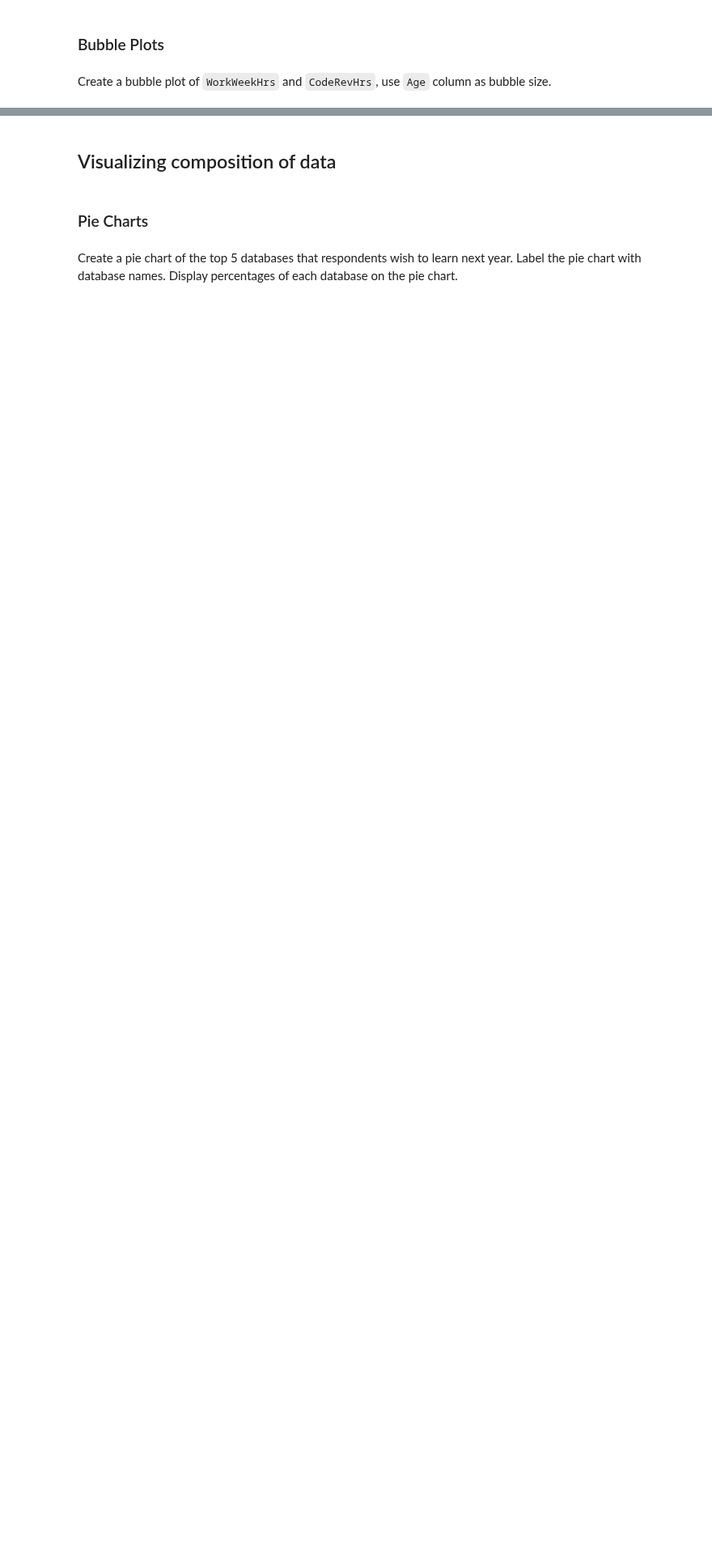
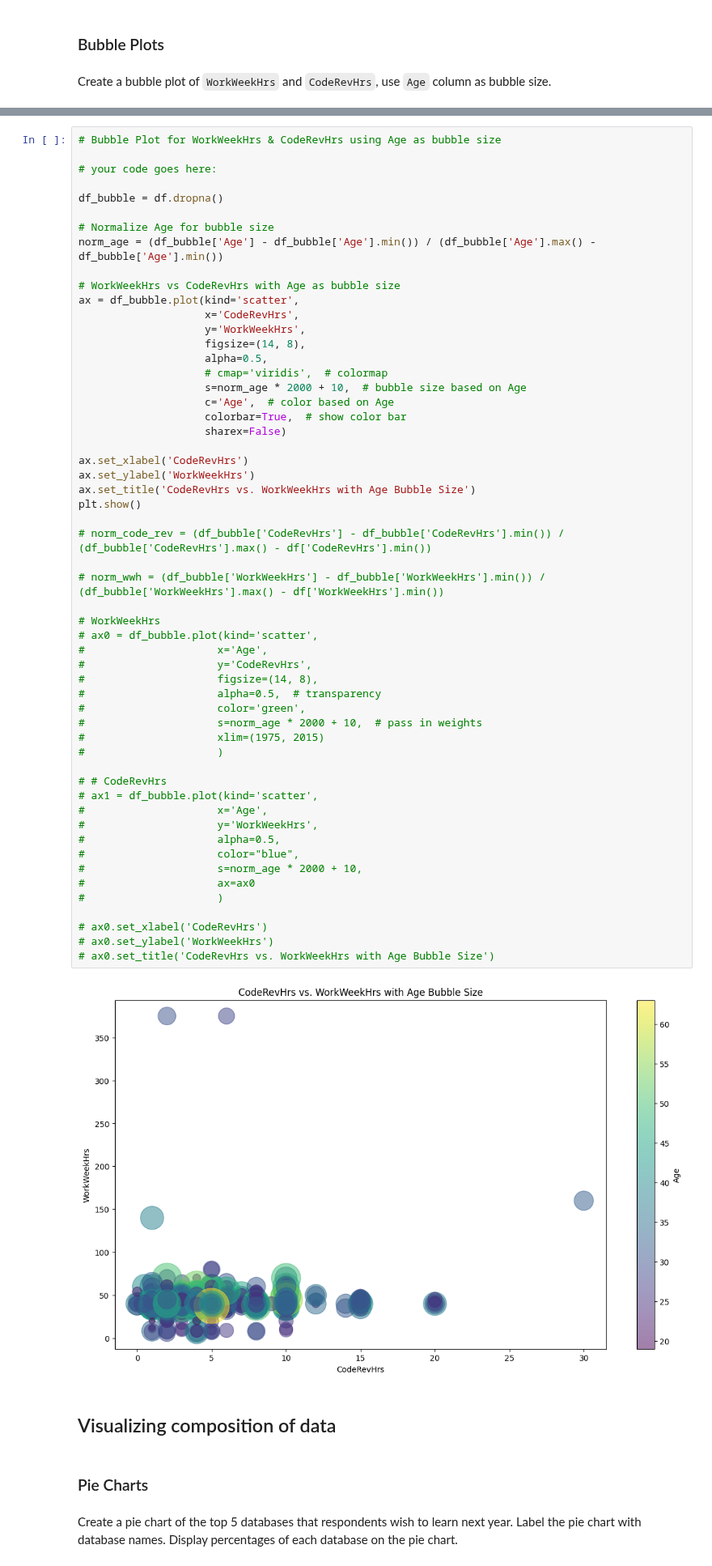
Before and after one commit to CxLos/IBM-Practice-Labs, a Jupyter notebook: 9. Capstone Project/Labs/Data Visualization/M4DataVisualization-lab.ipynb, the cells around one changed output, grey strips where cells are left out. Shown at 81% size. Saved outputs shown, nothing was run; the diff lists cells and outputs as text; blank space fills up the shorter version.

```diff
--- a/9. Capstone Project/Labs/Data Visualization/M4DataVisualization-lab.ipynb
+++ b/9. Capstone Project/Labs/Data Visualization/M4DataVisualization-lab.ipynb
@@ -136,3 +163,60 @@ Create a bubble plot of `WorkWeekHrs` and `CodeRevHrs`, use `Age` column as bubb
+# %%
+# Bubble Plot for WorkWeekHrs & CodeRevHrs using Age as bubble size
+
+# your code goes here:
+
+df_bubble = df.dropna()
+
+# Normalize Age for bubble size
+norm_age = (df_bubble['Age'] - df_bubble['Age'].min()) / (df_bubble['Age'].max() - df_bubble['Age'].min())
+
+# WorkWeekHrs vs CodeRevHrs with Age as bubble size
+ax = df_bubble.plot(kind='scatter',
+                    x='CodeRevHrs',
+                    y='WorkWeekHrs',
+                    figsize=(14, 8),
+                    alpha=0.5,
+                    # cmap='viridis',  # colormap
+                    s=norm_age * 2000 + 10,  # bubble size based on Age
+                    c='Age',  # color based on Age
+                    colorbar=True,  # show color bar
+                    sharex=False)
+
+ax.set_xlabel('CodeRevHrs')
+ax.set_ylabel('WorkWeekHrs')
+ax.set_title('CodeRevHrs vs. WorkWeekHrs with Age Bubble Size')
+plt.show()
+
+# norm_code_rev = (df_bubble['CodeRevHrs'] - df_bubble['CodeRevHrs'].min()) / (df_bubble['CodeRevHrs'].max() - df['CodeRevHrs'].min())
+
+# norm_wwh = (df_bubble['WorkWeekHrs'] - df_bubble['WorkWeekHrs'].min()) / (df_bubble['WorkWeekHrs'].max() - df['WorkWeekHrs'].min())
+
+# WorkWeekHrs
+# ax0 = df_bubble.plot(kind='scatter',
+#                     x='Age',
+#                     y='CodeRevHrs',
+#                     figsize=(14, 8),
+#                     alpha=0.5,  # transparency
+#                     color='green',
+#                     s=norm_age * 2000 + 10,  # pass in weights
+#                     xlim=(1975, 2015)
+#                     )
+
+# # CodeRevHrs
+# ax1 = df_bubble.plot(kind='scatter',
+#                     x='Age',
+#                     y='WorkWeekHrs',
+#                     alpha=0.5,
+#                     color="blue",
+#                     s=norm_age * 2000 + 10,
+#                     ax=ax0
+#                     )
+
+# ax0.set_xlabel('CodeRevHrs')
+# ax0.set_ylabel('WorkWeekHrs')
+# ax0.set_title('CodeRevHrs vs. WorkWeekHrs with Age Bubble Size')
+# %% [output]
+[figure, added]
 # %% [markdown]
 ## Visualizing composition of data
 # %% [markdown]
```
Also changed, not shown: parts of 8 cells of this notebook, 2 other files.
